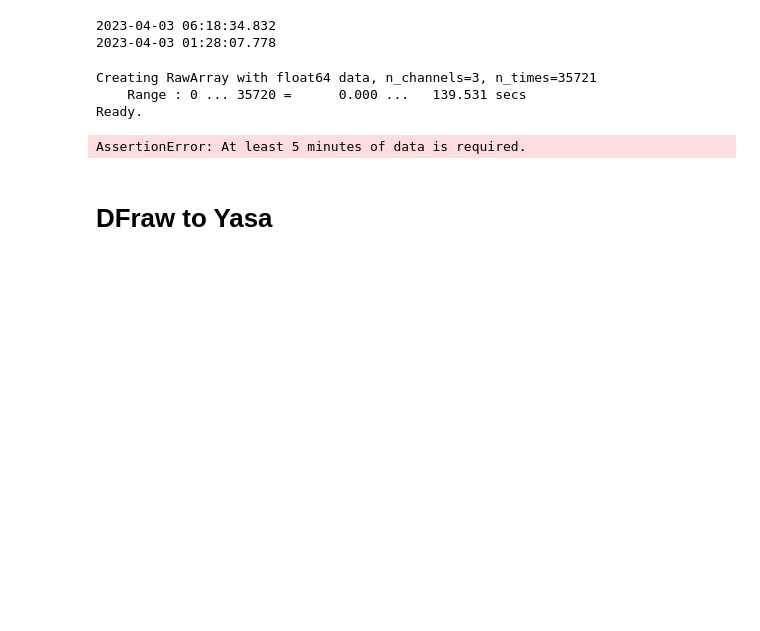
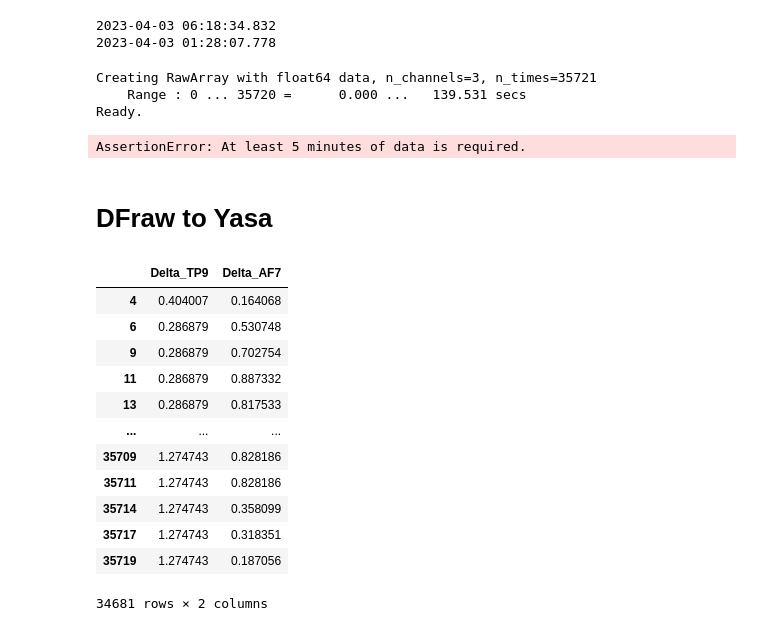
Before and after one commit to travelmail26/codespaces-jupyter-muse, a Jupyter notebook: notebooks/yasat.ipynb, the cells around one changed output. Saved outputs shown, nothing was run; the diff lists cells and outputs as text; code cells hidden in the pictures; blank space fills up the shorter version.

```diff
--- a/notebooks/yasat.ipynb
+++ b/notebooks/yasat.ipynb
@@ -507,7 +507,25 @@ dfs = dfraw
 # %%
 # Add only columns 'Delta_TP9 and' 'Delta_AF7'
 # Remove column 'TimeStamp' because is not used
 dfs = dfraw.iloc[:,1:3]
+
+# Remove NaN rows
+dfs = dfs.dropna()
+dfs
+# %% [output]
+|  | Delta_TP9 | Delta_AF7 |
+| 4 | 0.404007 | 0.164068 |
+| 6 | 0.286879 | 0.530748 |
+| 9 | 0.286879 | 0.702754 |
+| 11 | 0.286879 | 0.887332 |
+| 13 | 0.286879 | 0.817533 |
+| ... | ... | ... |
+| 35709 | 1.274743 | 0.828186 |
+| 35711 | 1.274743 | 0.828186 |
+| 35714 | 1.274743 | 0.358099 |
+| 35717 | 1.274743 | 0.318351 |
+| 35719 | 1.274743 | 0.187056 |
+34681 rows × 2 columns
 # %%
 def df_to_raw(df):
     raw = np.array(df)
```
Also changed, not shown: parts of 1 cell of this notebook.
